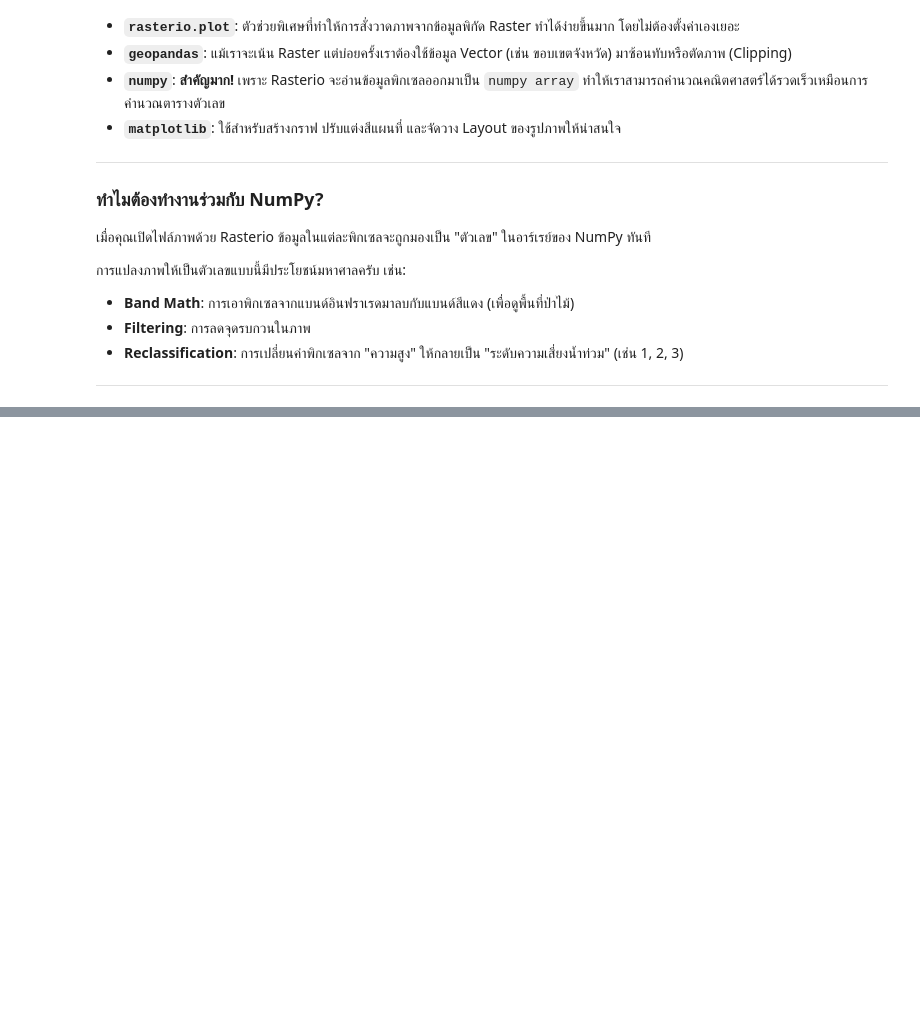
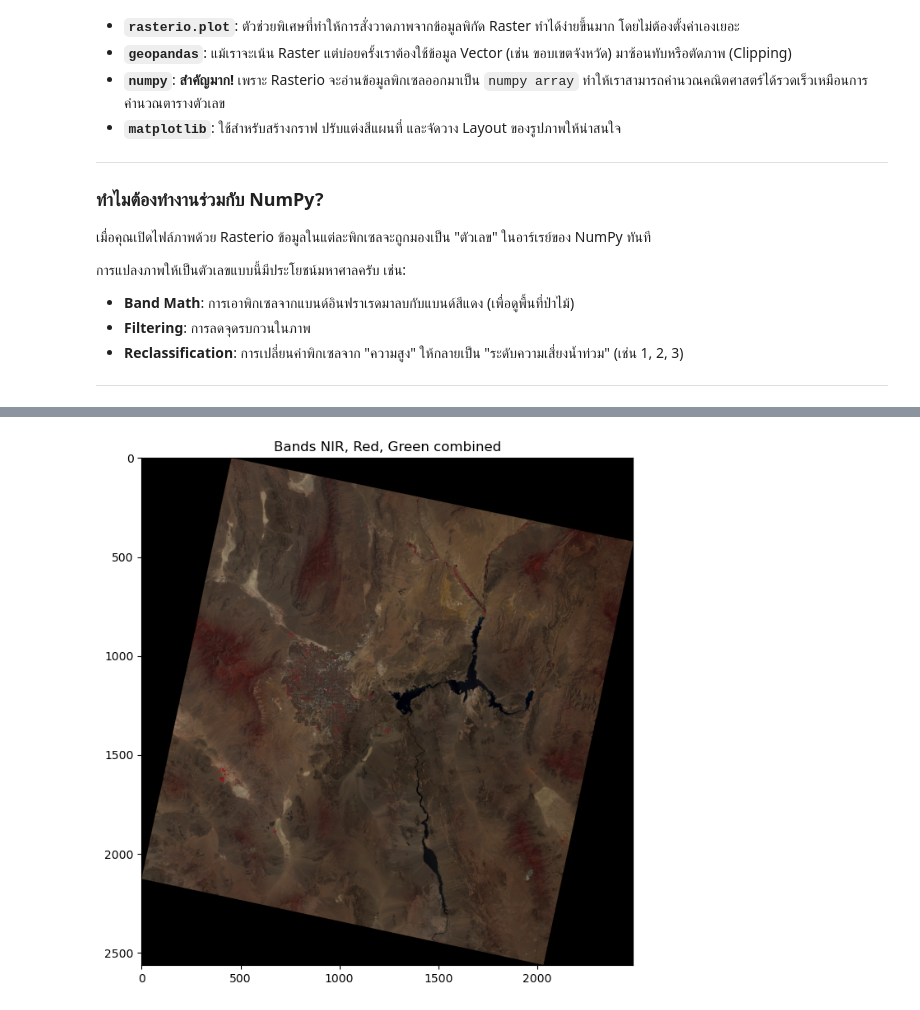
Before and after one commit to thammarat-ai/learngisprog, a Jupyter notebook: Raster_Data_Rasterio/raster_date_rasterio.ipynb, the cells around one changed output, grey strips where cells are left out. Saved outputs shown, nothing was run; the diff lists cells and outputs as text; code cells hidden in the pictures; blank space fills up the shorter version.

```diff
--- a/Raster_Data_Rasterio/raster_date_rasterio.ipynb
+++ b/Raster_Data_Rasterio/raster_date_rasterio.ipynb
@@ -172,0 +356,15 @@ GeoPandas: 1.1.1
+# %%
+nir_band = src.read(5)
+red_band = src.read(4)
+green_band = src.read(3)
+
+# Stack the bands into a single array
+rgb = np.dstack((nir_band, red_band, green_band)).clip(0,1)
+
+# Plot the stacked array
+plt.figure(figsize=(8,8))
+plt.imshow(rgb)
+plt.title("Bands NIR, Red, Green combined")
+plt.show()
+# %% [output]
+[figure, added]
```
Also changed, not shown: parts of 34 cells of this notebook.
